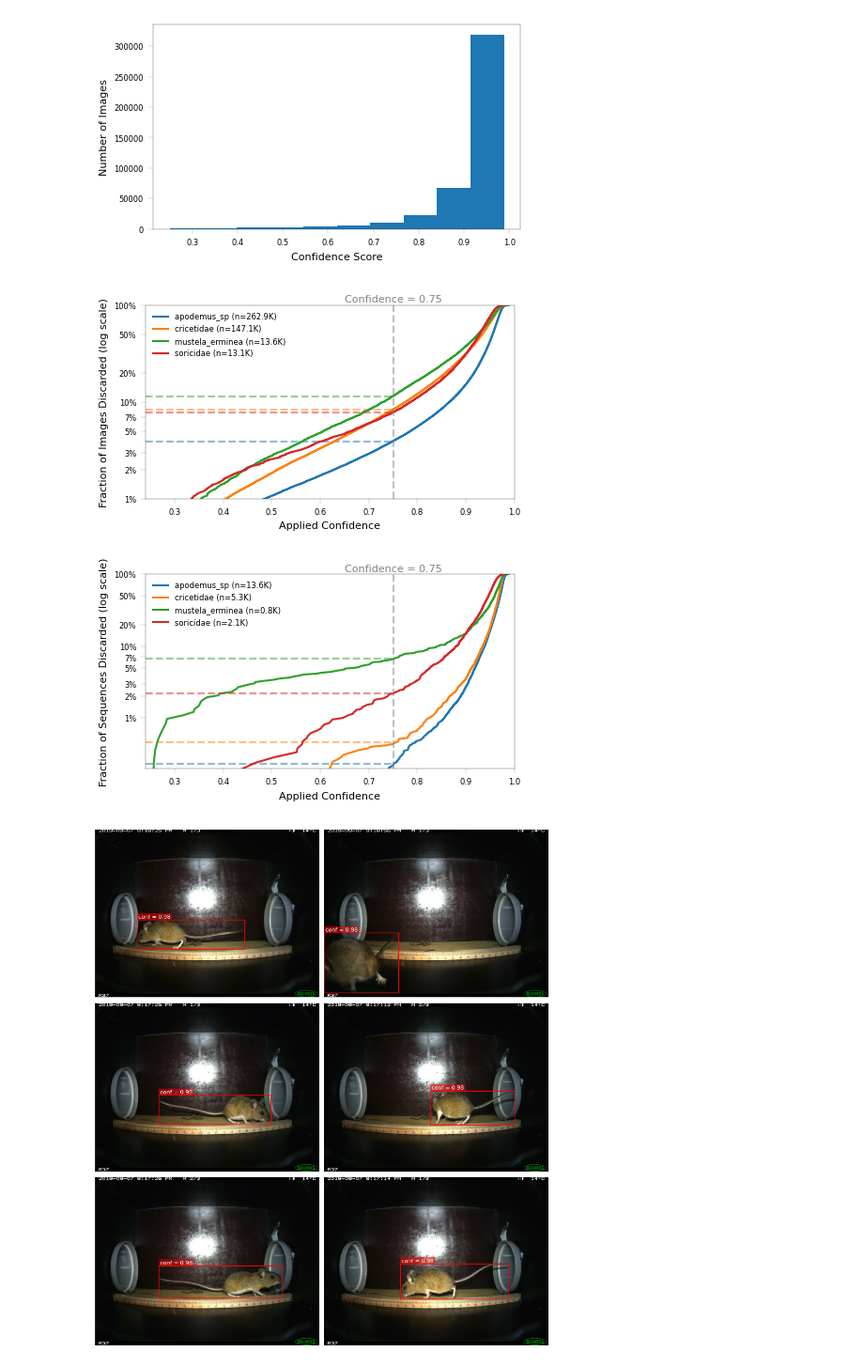
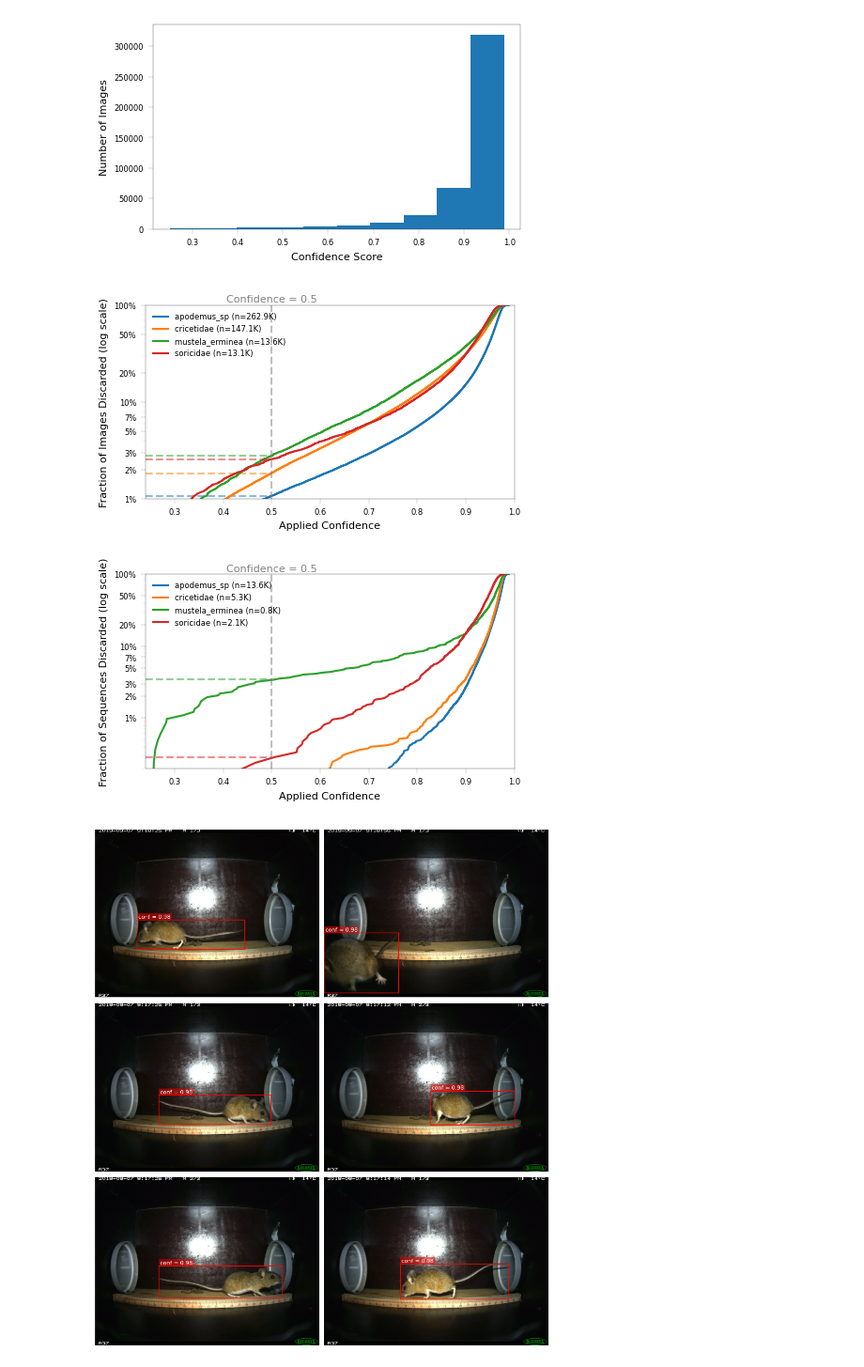
Before and after one commit to juliankraft/BachelorThesis, a Jupyter notebook: code/eval/analyze_dataset.ipynb, the cells around one changed output. Shown at 94% size. Drawn from its saved outputs; the diff is of its cells as text; code cells hidden in the pictures.

```diff
--- a/code/eval/analyze_dataset.ipynb
+++ b/code/eval/analyze_dataset.ipynb
@@ -24,8 +24,8 @@ paths = load_path_yaml('/cfs/earth/scratch/kraftjul/BA/data/path_config.yml')
 # %%
 scaling_factor = 0.5
 
-# save_fig_path = paths['figures']
-save_fig_path = None
+save_fig_path = paths['figures']
+# save_fig_path = None
 
 cm = 1 / 2.54  # cm to inch conversion
 
@@ -139,7 +139,7 @@ plt.show()
 ########################################################################################################################
 fig_name = 'discarded_img_by_conf.pdf'
 fig_size = (12*cm,7*cm)
-conf_threshold = 0.75
+conf_threshold = 0.5
 ########################################################################################################################
 
 df = dataset_img.ds
@@ -165,40 +165,44 @@ for class_label, group in cdf_data.groupby('class_label'):
 
     line, = plt.plot(group['conf'], group['cum_density'], label=label)
 
     above_thresh = group[group['conf'] >= conf_threshold]
     if not above_thresh.empty:
         y_at_thresh = above_thresh['cum_density'].iloc[0]
         plt.hlines(y=y_at_thresh, xmin=0.24, xmax=conf_threshold, linestyle='--', alpha=0.5, color=line.get_color())
 
 plt.axvline(x=conf_threshold, linestyle='--', color='gray', alpha=0.5)
 plt.text(
     x=conf_threshold, y=1.08,
     s=f'Confidence = {conf_threshold}',
     horizontalalignment='center',
     fontsize=8,
     color='gray'
 )
 
 plt.xlabel('Applied Confidence')
 plt.ylabel('Fraction of Images Discarded (log scale)')
 plt.yscale('log')
 plt.yticks(
     [0.01, 0.02, 0.03, 0.05, 0.07, 0.1, 0.2, 0.5, 1],
     labels=['1%', '2%', '3%', '5%', '7%', '10%', '20%', '50%', '100%']
     )
 plt.legend(frameon=False)
 plt.xlim(left=0.24, right=1)
 plt.ylim(bottom=0.01, top=1)
 plt.tight_layout()
+
+if save_fig_path is not None:
+    plt.savefig(save_fig_path / fig_name, dpi=300)
+
 plt.show()
 # %% [output]
-[figure, old version]
+[figure, new version]
 # %%
 # Plot Fraction of Discarded Sequences by Applied Confidence
 ########################################################################################################################
 fig_name = 'discarded_seq_by_conf.pdf'
 fig_size = (12*cm,7*cm)
-conf_threshold = 0.75
+conf_threshold = 0.5
 ########################################################################################################################
 
 seq_class_conf = (
@@ -259,9 +263,13 @@ plt.legend(frameon=False)
 plt.xlim(left=0.24, right=1)
 plt.ylim(bottom=0.002, top=1)
 plt.tight_layout()
+
+if save_fig_path is not None:
+    plt.savefig(save_fig_path / fig_name, dpi=300)
+
 plt.show()
 # %% [output]
-[figure, old version]
+[figure, new version]
 # %%
 # Detections of a Sequence
 ########################################################################################################################
```
Also changed, not shown: parts of 1 cell of this notebook, 3 other files.
